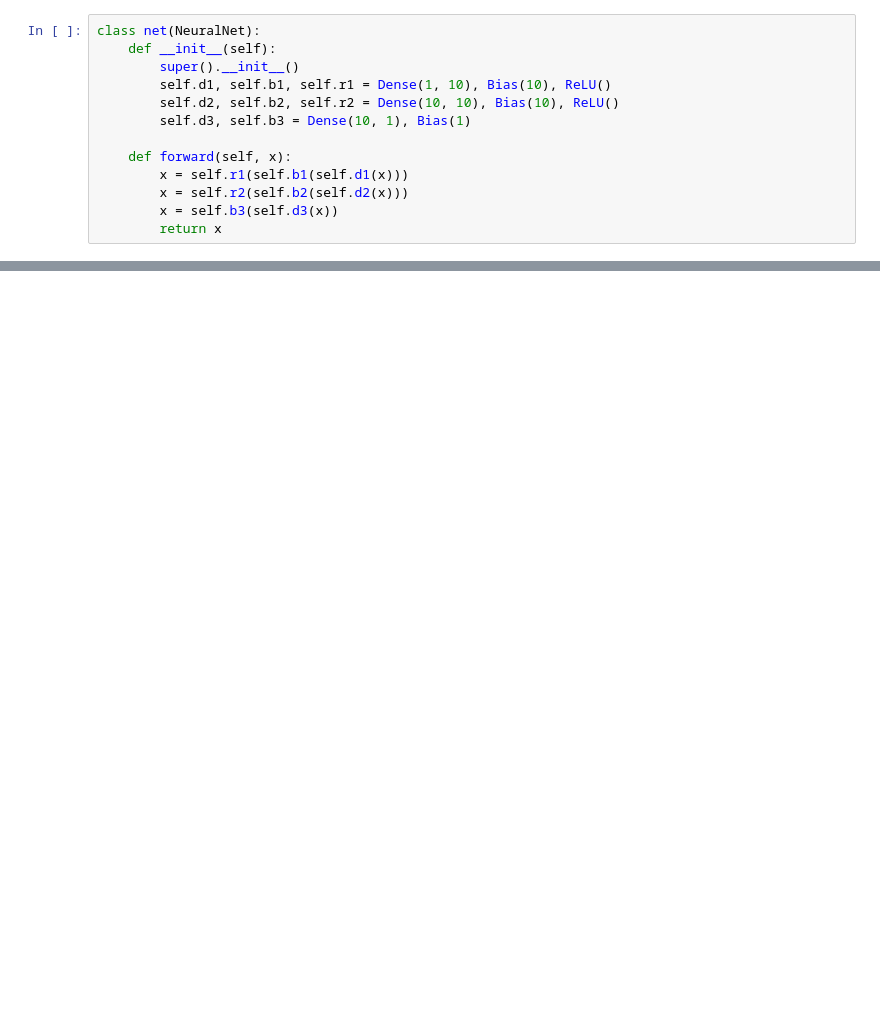
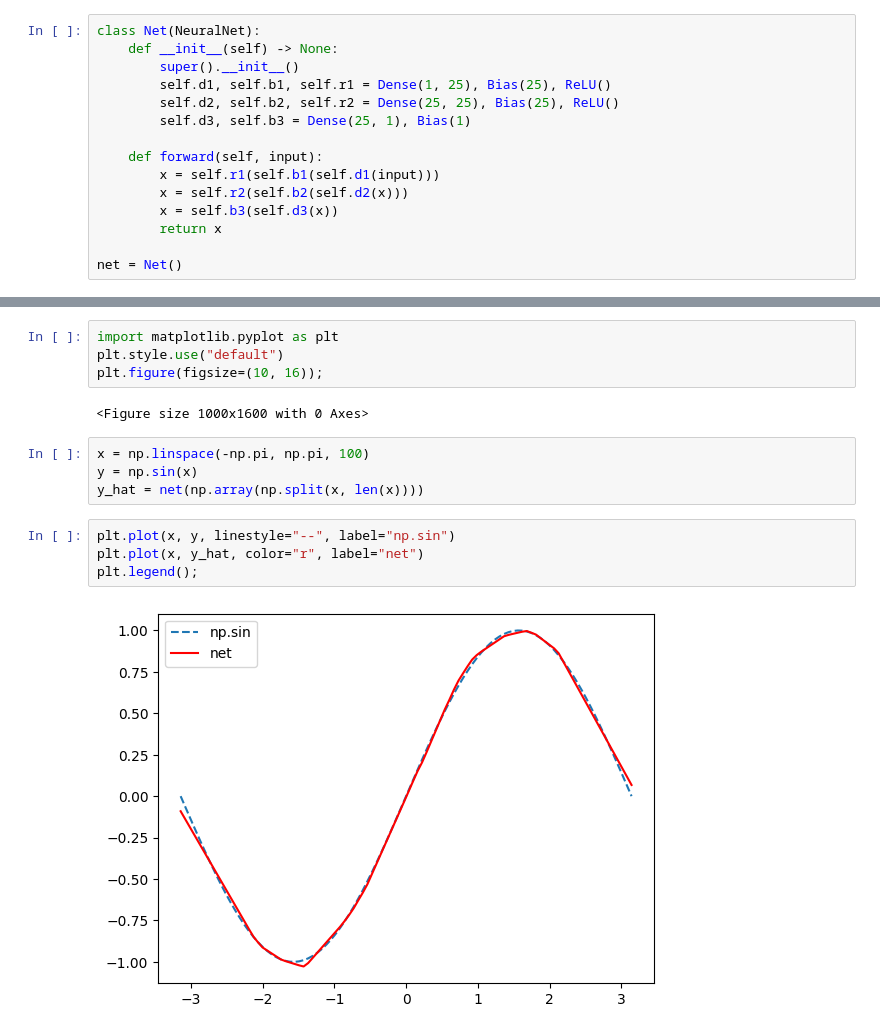
Before and after one commit to gautamsaiy/Neural-Network-From-Scratch, a Jupyter notebook: testing.ipynb, the cells around one changed output, grey strips where cells are left out. Cells and saved outputs as stored; diff of their text form; blank space fills up the shorter version.

```diff
--- a/testing.ipynb
+++ b/testing.ipynb
@@ -8,13 +10,15 @@ from dataloader import *
 # %%
-class net(NeuralNet):
-    def __init__(self):
+class Net(NeuralNet):
+    def __init__(self) -> None:
         super().__init__()
-        self.d1, self.b1, self.r1 = Dense(1, 10), Bias(10), ReLU()
-        self.d2, self.b2, self.r2 = Dense(10, 10), Bias(10), ReLU()
-        self.d3, self.b3 = Dense(10, 1), Bias(1)
+        self.d1, self.b1, self.r1 = Dense(1, 25), Bias(25), ReLU()
+        self.d2, self.b2, self.r2 = Dense(25, 25), Bias(25), ReLU()
+        self.d3, self.b3 = Dense(25, 1), Bias(1)
 
-    def forward(self, x):
-        x = self.r1(self.b1(self.d1(x)))
+    def forward(self, input):
+        x = self.r1(self.b1(self.d1(input)))
         x = self.r2(self.b2(self.d2(x)))
         x = self.b3(self.d3(x))
         return x
+
+net = Net()
@@ -48,0 +67,16 @@ for x, y in sin_data():
+# %%
+import matplotlib.pyplot as plt
+plt.style.use("default")
+plt.figure(figsize=(10, 16));
+# %% [output]
+<Figure size 1000x1600 with 0 Axes>
+# %%
+x = np.linspace(-np.pi, np.pi, 100)
+y = np.sin(x)
+y_hat = net(np.array(np.split(x, len(x))))
+# %%
+plt.plot(x, y, linestyle="--", label="np.sin")
+plt.plot(x, y_hat, color="r", label="net")
+plt.legend();
+# %% [output]
+[figure, added]
```
Also changed, not shown: parts of 6 cells of this notebook, 7 other files.
